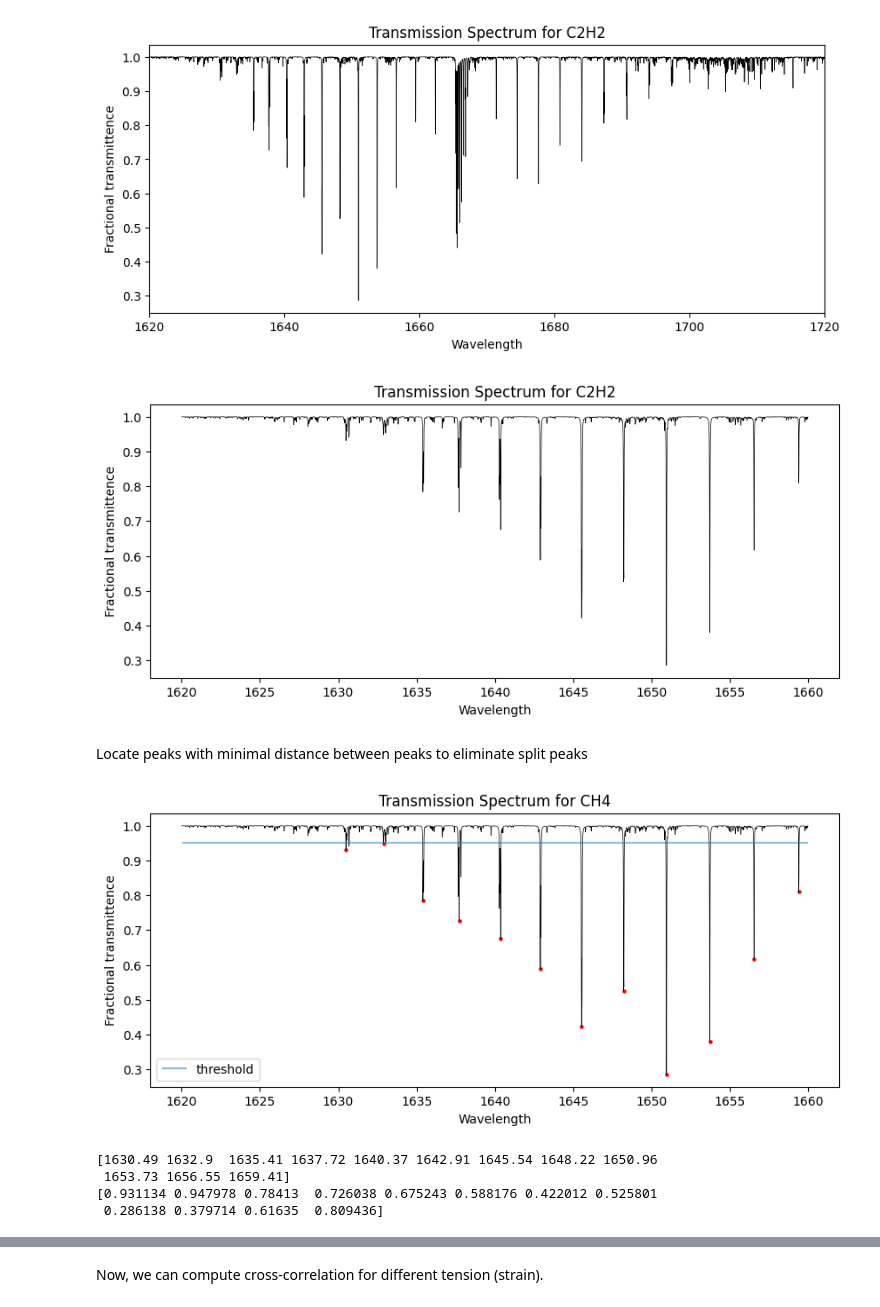
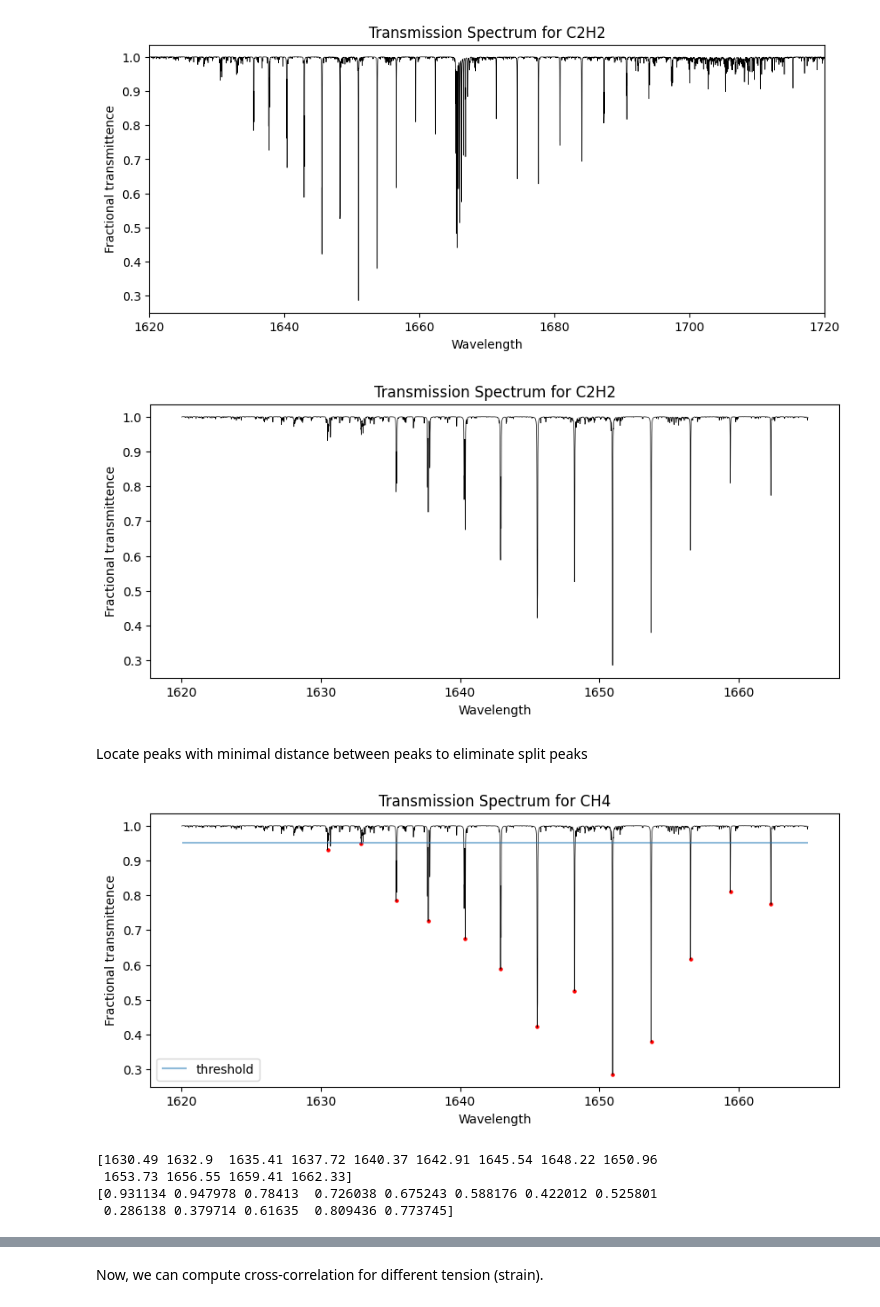
Before and after one commit to SAIL-Labs/FBG-Sensor, a Jupyter notebook: code/demos/tension_CH4.ipynb, the cells around one changed output, grey strips where cells are left out. Cells and saved outputs as stored; diff of their text form; code cells hidden in the pictures.

```diff
--- a/code/demos/tension_CH4.ipynb
+++ b/code/demos/tension_CH4.ipynb
@@ -23,17 +23,17 @@ plt.show()
 # %% [output]
 [figure]
 # %%
-index_array =  np.where((wavelength>1620) & (wavelength<=1660))
+index_array =  np.where((wavelength>1620) & (wavelength<=1665)) # 1720
 index = index_array[0]
 
 plt.figure(figsize=(10,4))
 plt.plot(wavelength[index], data[index,1], color='black', linewidth=0.5)
 plt.xlabel('Wavelength')
 plt.ylabel('Fractional transmittence')
 plt.title('Transmission Spectrum for C2H2')
 plt.show()
 # %% [output]
-[figure, old version]
+[figure, new version]
 # %% [markdown]
 Locate peaks with minimal distance between peaks to eliminate split peaks
 # %%
@@ -58,7 +58,7 @@ plt.legend()
 
 plt.show()
 # %% [output]
-[figure, old version]
+[figure, new version]
 # %%
 print(subset[peaks, 0])
 print(subset[peaks, 1])
@@ -66,9 +66,9 @@ print(subset[peaks, 1])
 # build AFBG based on these peaks
 # %% [output]
 [1630.49 1632.9  1635.41 1637.72 1640.37 1642.91 1645.54 1648.22 1650.96
- 1653.73 1656.55 1659.41]
+ 1653.73 1656.55 1659.41 1662.33]
 [0.931134 0.947978 0.78413  0.726038 0.675243 0.588176 0.422012 0.525801
- 0.286138 0.379714 0.61635  0.809436]
+ 0.286138 0.379714 0.61635  0.809436 0.773745]
 # %%
 wavelength_gauss, trans_gauss = generate_spectrum(subset, peaks, n=10000, sigma=1e-2, type='Gaussian')
 plt.figure(figsize=(10,4))
```
Also changed, not shown: parts of 6 cells of this notebook.
